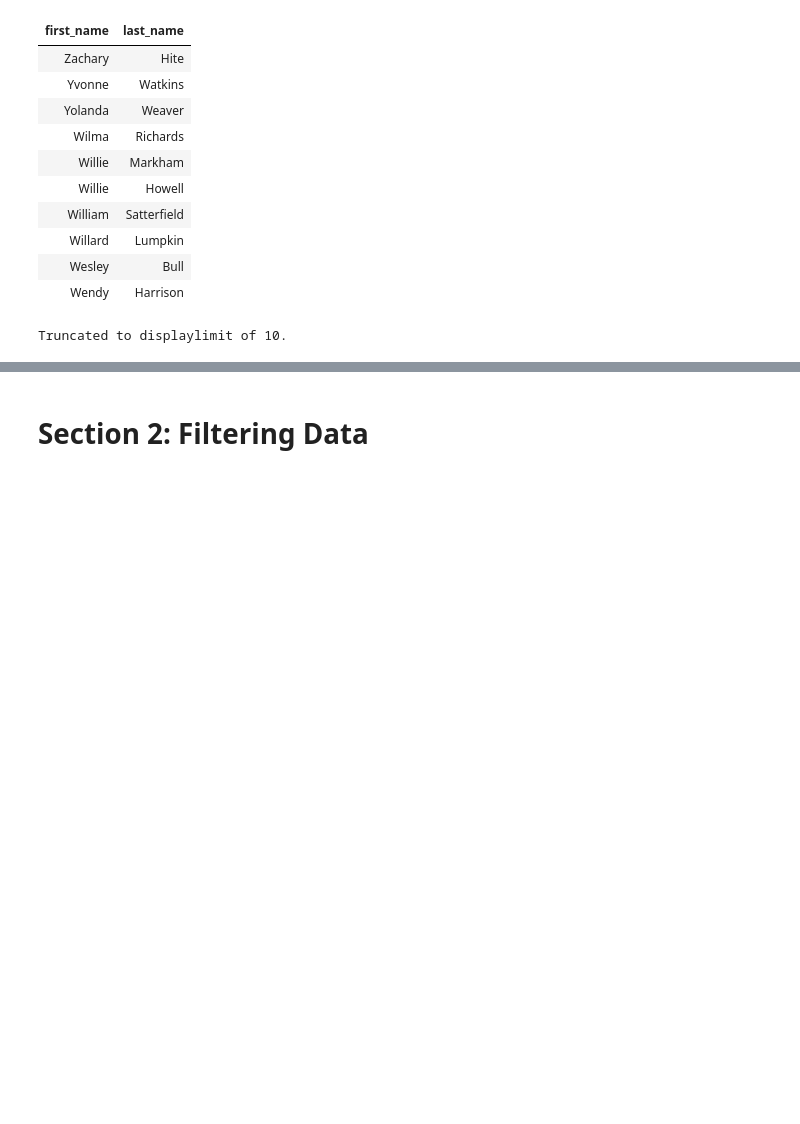
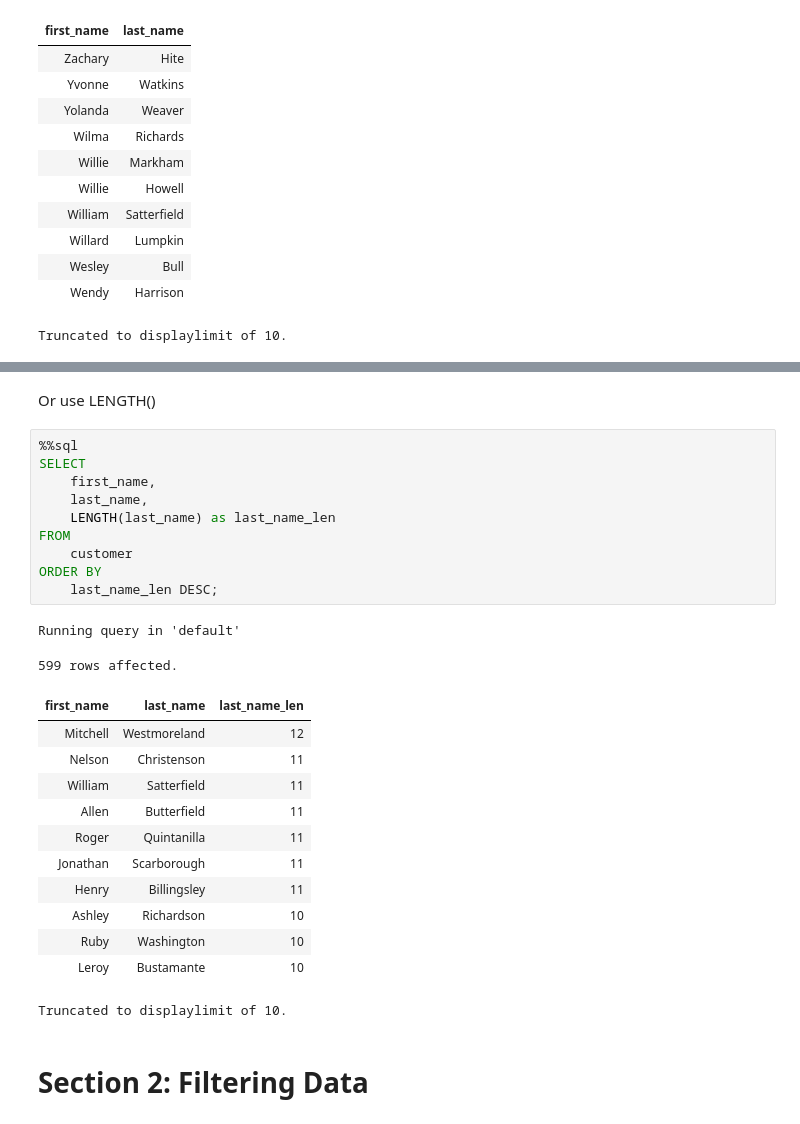
Before and after one commit to xaviernogueira/Data-Science-Lab, a Jupyter notebook: databases/postgres_dvd_tutorial.ipynb, the cells around one changed output, grey strips where cells are left out. Drawn from its saved outputs; the diff is of its cells as text; blank space fills up the shorter version.

```diff
--- a/databases/postgres_dvd_tutorial.ipynb
+++ b/databases/postgres_dvd_tutorial.ipynb
@@ -113,2 +135,29 @@ Truncated to displaylimit of 10.
+# %% [markdown]
+Or use LENGTH()
+# %%
+%%sql
+SELECT
+    first_name,
+    last_name,
+    LENGTH(last_name) as last_name_len
+FROM
+    customer
+ORDER BY
+    last_name_len DESC;
+# %% [output]
+Running query in 'default'
+599 rows affected.
+| first_name | last_name | last_name_len |
+| Mitchell | Westmoreland | 12 |
+| Nelson | Christenson | 11 |
+| William | Satterfield | 11 |
+| Allen | Butterfield | 11 |
+| Roger | Quintanilla | 11 |
+| Jonathan | Scarborough | 11 |
+| Henry | Billingsley | 11 |
+| Ashley | Richardson | 10 |
+| Ruby | Washington | 10 |
+| Leroy | Bustamante | 10 |
+Truncated to displaylimit of 10.
 # %% [markdown]
 # Section 2: Filtering Data
```
Also changed, not shown: parts of 4 cells of this notebook.
